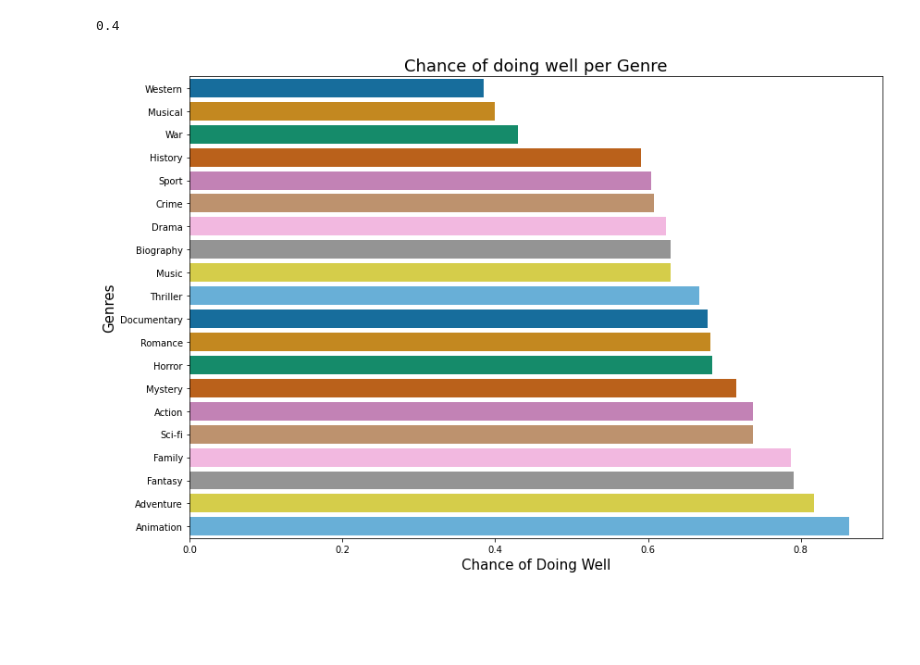
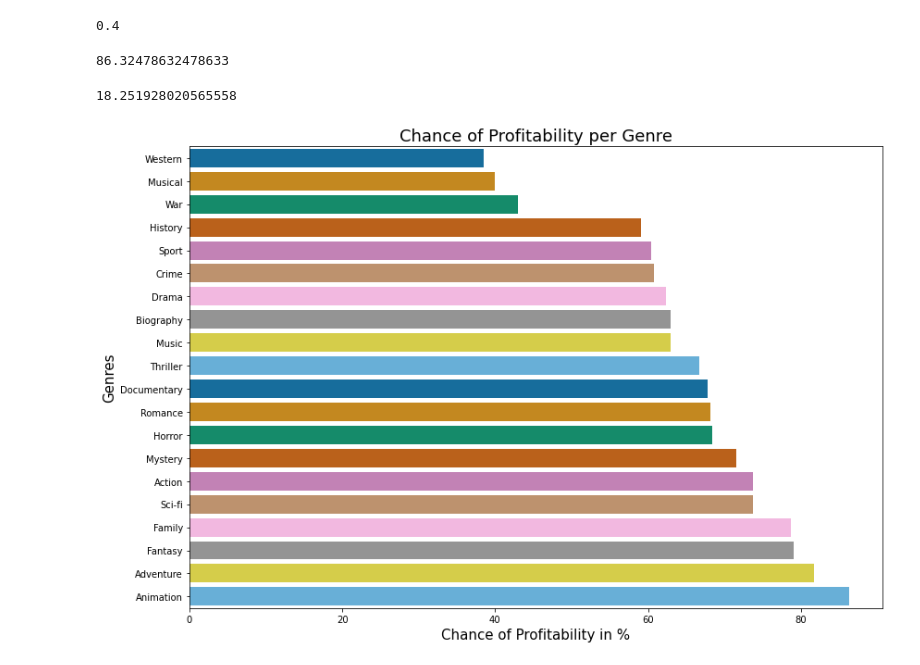
Before and after one commit to learn-co-curriculum/dsc-phase-1-project, a Jupyter notebook: thursdaymorningversion-Copy2.ipynb, the cells around one changed output. Saved outputs shown, nothing was run; the diff lists cells and outputs as text; code cells hidden in the pictures; blank space fills up the shorter version.

Commit message:
last version marcos

```diff
--- a/thursdaymorningversion-Copy2.ipynb
+++ b/thursdaymorningversion-Copy2.ipynb
@@ -123,10 +126,8 @@ movies_money['domestic_gross'] = movies_money['domestic_gross'].astype(float)
 # Create a new column to give the investment return (How many dollars you get per dollar invested)
 # Check for duplicated entries on the data based on the primary title column q
 # Drop all the duplicates, not keeping any so it doesn't conflict with the other table and we get false information
-# Check one last time to see if we still have duplicates
 
-movies_money['investment_return'] = movies_money['worldwide_gross']/movies_money['production_budget']
-movies_money['investment_return'] = movies_money['investment_return'] - 1
+movies_money['investment_return'] = movies_money['worldwide_gross']/movies_money['production_budget'] -1
 
 duplicates_money = movies_money[movies_money.duplicated(subset=['primary_title'],keep=False)].sort_values(['primary_title'])
 
@@ -146,11 +147,8 @@ The idea here is to join two tables to make one with ratings and money to make m
 # Drop nan's values
 # Creat a filter to only movies that had a budget over a million dollars
 
-# new_df = pd.merge(A_df, B_df,  how='left', left_on=['A_c1','c2'], right_on = ['B_c1','c2'])
-
 moviesfullinfo = movies_money.join(titlegenrerating.set_index('primary_title'), on='primary_title')
-#moviesfullinfo = pd.merge(titlegenrerating, movies_money, how='left', on=['primary_title', 'primary_title'])
-moviesfullinfo.drop(['tconst'], axis=1, inplace=True)
+moviesfullinfo.drop(['tconst', 'numvotes', 'domestic_gross'], axis=1, inplace=True)
 moviesfullinfo = moviesfullinfo.dropna()
 moviesfullinfo = moviesfullinfo[moviesfullinfo['production_budget'] >= 1000000]
 moviesfullinfo = moviesfullinfo[moviesfullinfo['worldwide_gross'] >= 1]
@@ -386,3 +363,11 @@ print(positive_value/total_value)
 0.4
 # %%
 chance_of_doing_well = [0.7368421052631579, 0.8174807197943444, 0.8632478632478633, 0.630057803468208, 0.6073825503355704, 0.6785714285714286, 0.6232006773920407, 0.7876106194690266, 0.7910447761194029, 0.5909090909090909, 0.6846153846153846, 0.6301369863013698, 0.4, 0.7159763313609467, 0.6814814814814815, 0.7375, 0.6041666666666666, 0.6675324675324675, 0.43, 0.38461538461538464]
+# %%
+chance_profitability = []
+for x in chance_of_doing_well:
+        chance_profitability.append(x*100)
+# %%
+chance_profitability[2]
+# %% [output]
+86.32478632478633
@@ -389,12 +378,16 @@ chance_of_doing_well = [0.7368421052631579, 0.8174807197943444, 0.86324786324786
+# %%
+chance_loss[1]
+# %% [output]
+18.251928020565558
 # %%
-df2 = pd.DataFrame({"Chances":chance_of_doing_well, "Genres":listatest})
+df2 = pd.DataFrame({"Chances":chance_profitability, "Genres":listatest})
 # %%
 plt.figure(figsize=(12,8))
 sns.barplot(x="Chances", y = "Genres",data=df2, palette='colorblind', order=df2.sort_values('Chances').Genres)
-plt.xlabel("Chance of Doing Well", size=15)
+plt.xlabel("Chance of Profitability in %", size=15)
 plt.ylabel("Genres", size=15)
-plt.title("Chance of doing well per Genre", size=18)
+plt.title("Chance of Profitability per Genre", size=18)
 plt.tight_layout()
 plt.savefig("barplot_Seaborn_Python.png", dpi=100)
 # %% [output]
-[figure, old version]
+[figure, new version]
```
Also changed, not shown: parts of 16 cells of this notebook.
